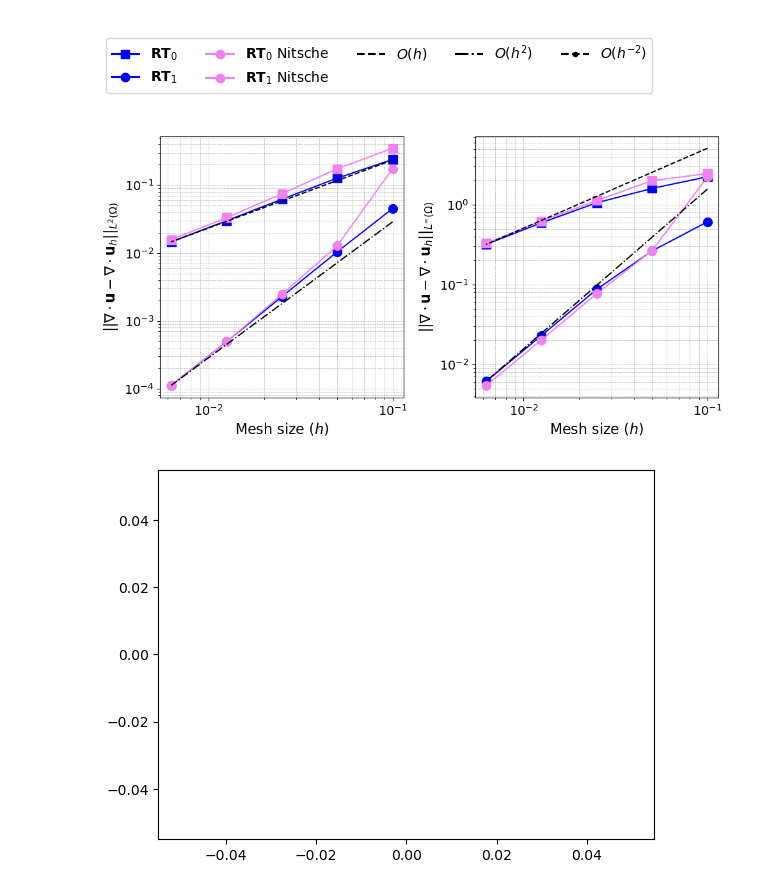
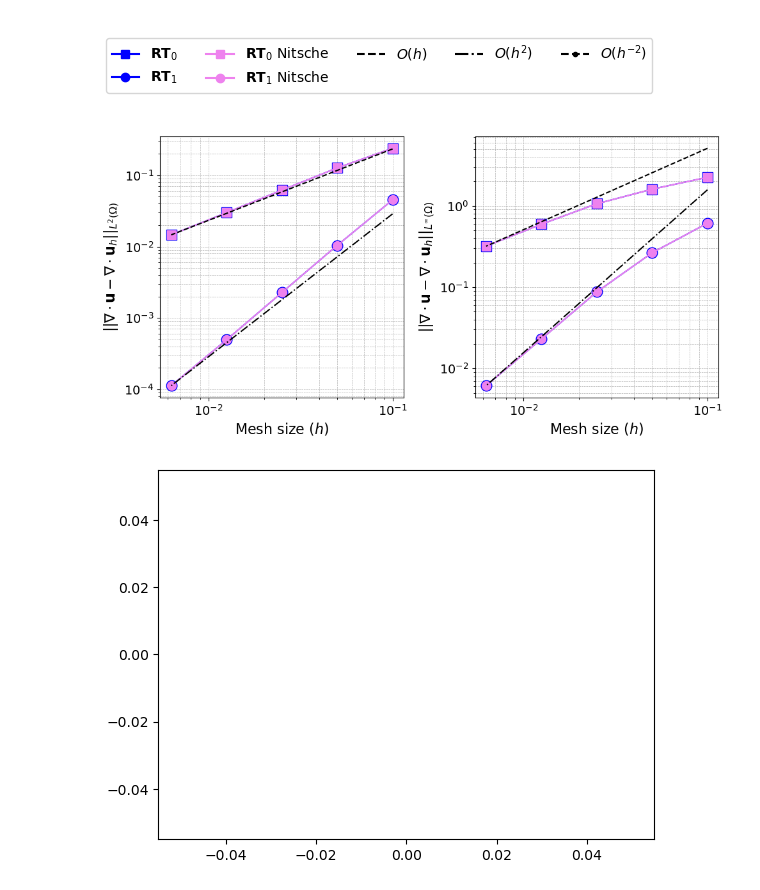
Before and after one commit to tensorFan/CutFEM-fork, a Jupyter notebook: cpp/mainFiles/plotting.ipynb, the cells around one changed output. Drawn from its saved outputs; the diff is of its cells as text; code cells hidden in the pictures.

```diff
--- a/cpp/mainFiles/plotting.ipynb
+++ b/cpp/mainFiles/plotting.ipynb
@@ -915,29 +920,29 @@ err_maxdivu_RT_0 = np.array([
 0.594026,
 0.318427])
 err_divu_NitRT_1 = np.array([
-0.174497   ,
-0.0127864  ,
-0.0024585  ,
-0.000492732,
-0.000110968])
+0.0451365  ,
+0.010423   ,
+0.0022726  ,
+0.000493373,
+0.000112307])
 err_maxdivu_NitRT_1 = np.array([
-2.23304   ,
-0.266862  ,
-0.0770036 ,
-0.0202612 ,
-0.00541583])
+0.610766  ,
+0.264281  ,
+0.0872358 ,
+0.0230297 ,
+0.00613657])
 err_divu_NitRT_0 = np.array([
-0.349436 ,
-0.174362 ,
-0.0746943,
-0.0331191,
-0.0157667])
+0.239077 ,
+0.126842 ,
+0.0619645,
+0.0299204,
+0.0146235])
 err_maxdivu_NitRT_0 = np.array([
-2.45495 ,
-2.00225 ,
-1.13091 ,
-0.621426,
-0.328844])
+2.24178 ,
+1.59905 ,
+1.05913 ,
+0.594026,
+0.318427])
 
 # Creating the new adjusted O(h) and O(h^2) reference lines
 ref_line_h_err_divu = err_divu_RT_0[-1] / h[-1] * h
@@ -949,37 +954,37 @@ ref_line_h2_err_maxdivu = err_maxdivu_RT_1[-1] / h[-1]**2 * h**2
 fig, axs = plt.subplots(1, 2, figsize=(10, 5))
 mksize = 10
 
 # Plot for err_divu
-axs[0].loglog(h, err_divu_RT_0, 's-', color='blue', label='$\\mathbf{RT}_0$', markersize=mksize)
-axs[0].loglog(h, err_divu_RT_1, 'o-', color='blue', label='$\\mathbf{RT}_1$', markersize=mksize)
+axs[0].loglog(h, err_divu_RT_0, 's-', color='blue', label='$\\mathbf{RT}_0$', markersize=1.2*mksize)
+axs[0].loglog(h, err_divu_RT_1, 'o-', color='blue', label='$\\mathbf{RT}_1$', markersize=1.2*mksize)
 axs[0].loglog(h, err_divu_NitRT_0, 's-', color='violet', label='$\\mathbf{RT}_0$ Nitsche', markersize=mksize)
 axs[0].loglog(h, err_divu_NitRT_1, 'o-', color='violet', label='$\\mathbf{RT}_1$ Nitsche', markersize=mksize)
 axs[0].loglog(h, ref_line_h_err_divu, 'k--', label='$O(h)$')
 axs[0].loglog(h, ref_line_h2_err_divu, 'k-.', label='$O(h^2)$')
 axs[0].set_xlabel('Mesh size ($h$)', fontsize=16)
 axs[0].set_ylabel('$||\\nabla \\cdot \\mathbf{u} - \\nabla \\cdot \\mathbf{u}_h||_{L^2(\\Omega)}$', fontsize=16)
 axs[0].grid(True, which="both", linestyle='--', linewidth=0.5)
 axs[0].tick_params(axis='both', labelsize=14)
 
 # Plot for err_maxdivu
-axs[1].loglog(h, err_maxdivu_RT_0, 's-', color='blue', label='$\\mathbf{RT}_0$', markersize=mksize)
-axs[1].loglog(h, err_maxdivu_RT_1, 'o-', color='blue', label='$\\mathbf{RT}_1$', markersize=mksize)
+axs[1].loglog(h, err_maxdivu_RT_0, 's-', color='blue', label='$\\mathbf{RT}_0$', markersize=1.2*mksize)
+axs[1].loglog(h, err_maxdivu_RT_1, 'o-', color='blue', label='$\\mathbf{RT}_1$', markersize=1.2*mksize)
 axs[1].loglog(h, err_maxdivu_NitRT_0, 's-', color='violet', label='$\\mathbf{RT}_0$ Nitsche', markersize=mksize)
 axs[1].loglog(h, err_maxdivu_NitRT_1, 'o-', color='violet', label='$\\mathbf{RT}_1$ Nitsche', markersize=mksize)
 axs[1].loglog(h, ref_line_h_err_maxdivu, 'k--', label='$O(h)$')
 axs[1].loglog(h, ref_line_h2_err_maxdivu, 'k-.', label='$O(h^2)$')
 axs[1].set_xlabel('Mesh size ($h$)', fontsize=16)
 axs[1].set_ylabel('$||\\nabla \\cdot \\mathbf{u} - \\nabla \\cdot \\mathbf{u}_h||_{L^\\infty(\\Omega)}$', fontsize=16)
 axs[1].grid(True, which="both", linestyle='--', linewidth=0.5)
 axs[1].tick_params(axis='both', labelsize=14)
 
 # Adjusting layout and showing the plots
 plt.tight_layout()
 # plt.show()
 
 # Saving the plots to a PDF file
 plt.savefig("/home/darth/Dropbox/KTH/ConservationCutFEM_Darcy/article_fictitious_domain/3field_symmetric_version/figure/example3/div_all.pdf", format='pdf')
 # %% [output]
-[figure, old version]
+[figure, new version]
 # %%
 line1, = plt.plot([], [], 's-', color='blue', label='$\\mathbf{RT}_0$')
```
Also changed, not shown: parts of 3 cells of this notebook, 6 other files.
